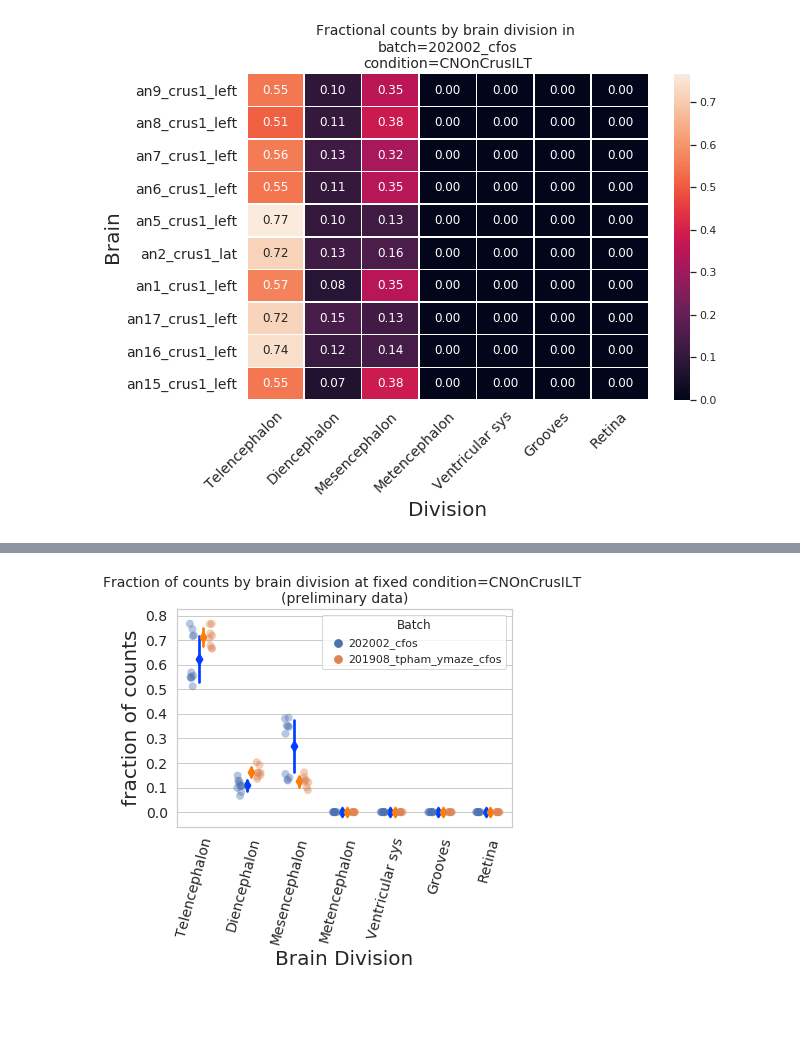
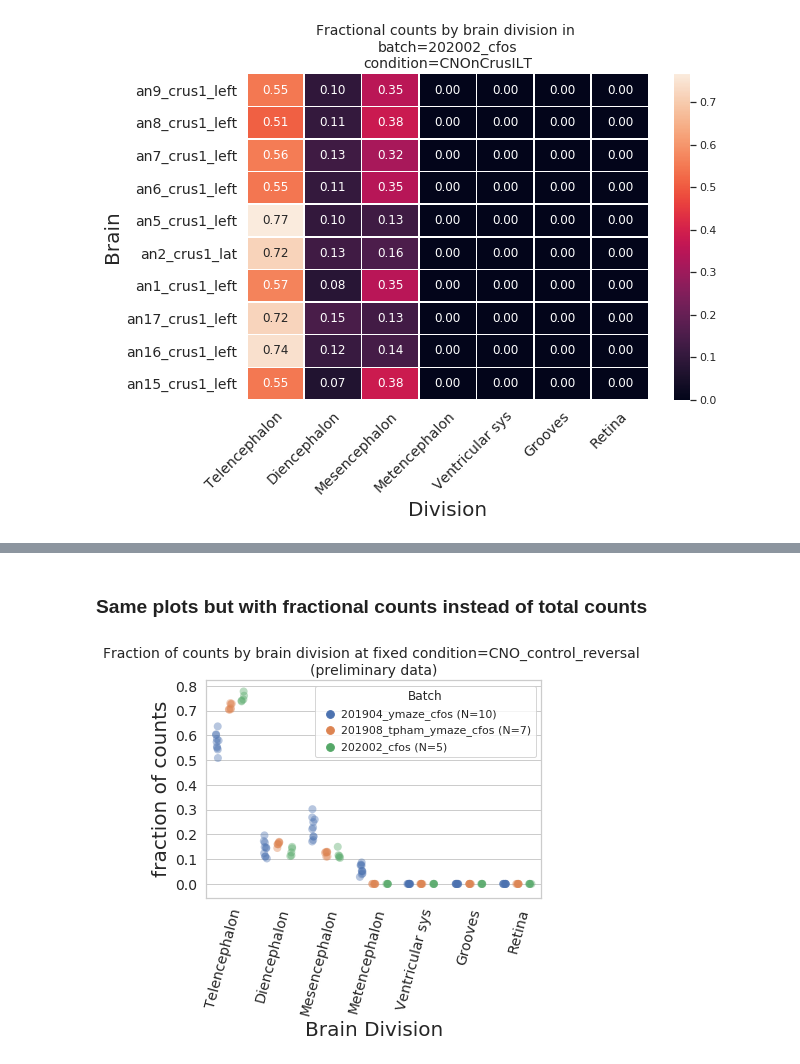
Before and after one commit to PrincetonUniversity/lightsheet_helper_scripts, a Jupyter notebook: projects/combine_cfos_batches/notebooks/cfos_batch_combination_v2.ipynb, the cells around one changed output, grey strips where cells are left out. Cells and saved outputs as stored; diff of their text form; code cells hidden in the pictures; blank space fills up the shorter version.

```diff
--- a/projects/combine_cfos_batches/notebooks/cfos_batch_combination_v2.ipynb
+++ b/projects/combine_cfos_batches/notebooks/cfos_batch_combination_v2.ipynb
@@ -645,6 +813,8 @@ def make_stripplot_fixed_condition(batch_list,condition,count_type='frac'):
+# %% [markdown]
+### Same plots but with fractional counts instead of total counts
 # %%
-mdf = make_stripplot_fixed_condition(batch_list=["202002_cfos","201908_tpham_ymaze_cfos"],
-                               condition="CNOnCrusILT",
+make_stripplot_fixed_condition(batch_list=["201904_ymaze_cfos","201908_tpham_ymaze_cfos","202002_cfos"],
+                               condition="CNO_control_reversal",
                                count_type='frac')
 # %% [output]
-[figure, old version]
+[figure, new version]
```
Also changed, not shown: parts of 20 cells of this notebook.
